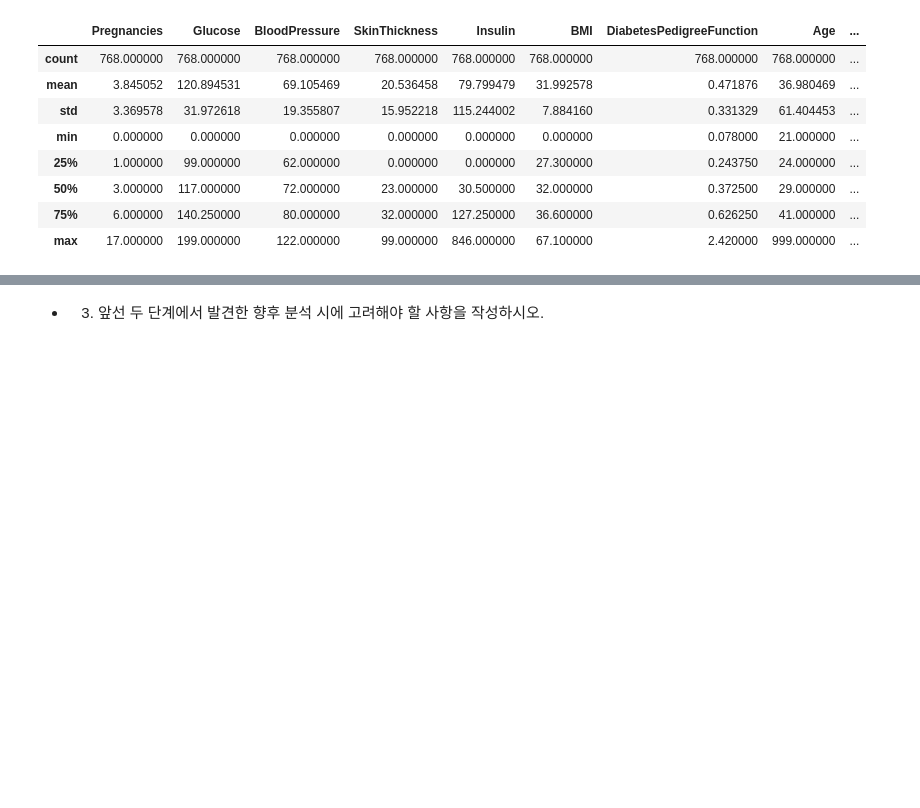
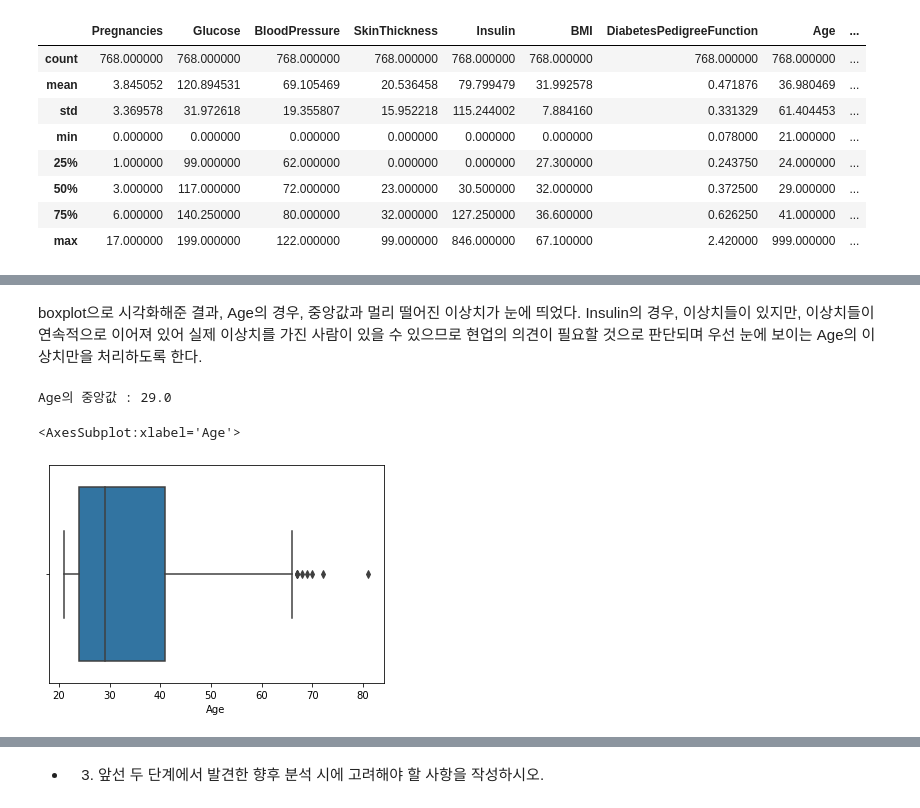
Before and after one commit to suhyehye/ADP-study, a Jupyter notebook: 파이썬한권으로끝내기/모의고사/2회/2-1.머신러닝.ipynb, the cells around one changed output, grey strips where cells are left out. Saved outputs shown, nothing was run; the diff lists cells and outputs as text; code cells hidden in the pictures; blank space fills up the shorter version.

```diff
--- a/파이썬한권으로끝내기/모의고사/2회/2-1.머신러닝.ipynb
+++ b/파이썬한권으로끝내기/모의고사/2회/2-1.머신러닝.ipynb
@@ -146,0 +140,11 @@ for col in data_outliers:
+# %% [markdown]
+boxplot으로 시각화해준 결과, Age의 경우, 중앙값과 멀리 떨어진 이상치가 눈에 띄었다. Insulin의 경우, 이상치들이 있지만, 이상치들이 연속적으로 이어져 있어 실제 이상치를 가진 사람이 있을 수 있으므로 현업의 의견이 필요할 것으로 판단되며 우선 눈에 보이는 Age의 이상치만을 처리하도록 한다.
+# %%
+print('Age의 중앙값 :',data.Age.median())
+outlier_index = data[data['Age'] > 400].index
+data.loc[outlier_index,'Age'] = data.Age.median()
+sns.boxplot(data['Age'])
+# %% [output]
+Age의 중앙값 : 29.0
+<AxesSubplot:xlabel='Age'>
+[figure, added]
```
Also changed, not shown: parts of 38 cells of this notebook, 1 other file.
